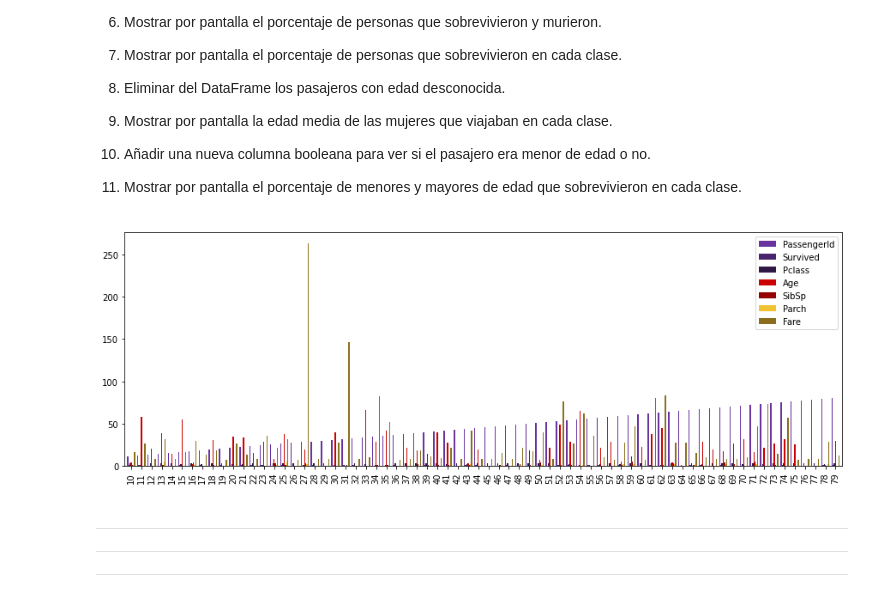
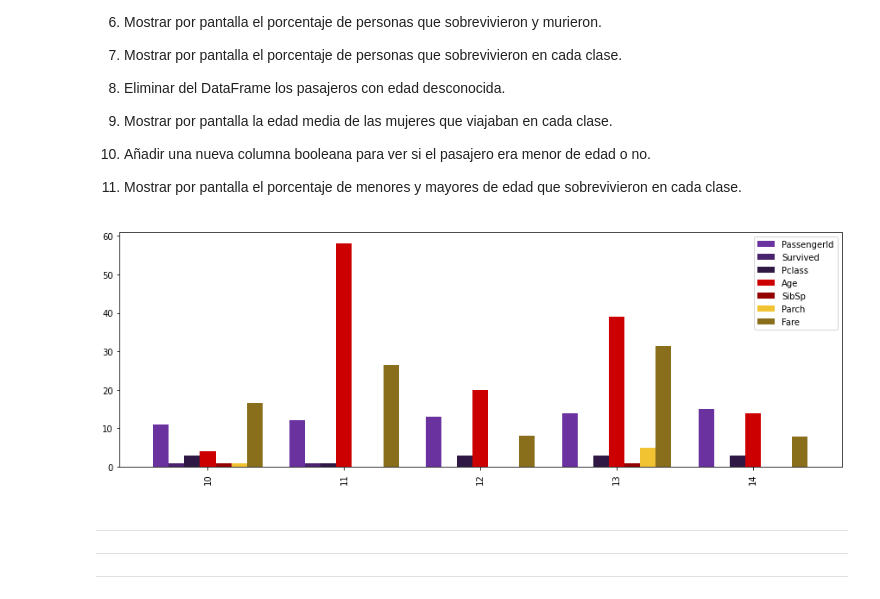
Before and after one commit to ElHaban3ro/python-exercise-full, a Jupyter notebook: PandasLib.ipynb, the cells around one changed output. Drawn from its saved outputs; the diff is of its cells as text; code cells hidden in the pictures.

Commit message:
fix plot

```diff
--- a/PandasLib.ipynb
+++ b/PandasLib.ipynb
@@ -956,35 +956,35 @@ def survived_adults_class(): #11!
 df_pasajeros = read_csv_to_df() #1. Importante instanciar como "df_pasajeros", si no se hace así, se va todo al carajo llamé todo con ese nombre XD (error mio)
 
 meta_info_pasajeros() #2!
 
 access_by_id(148) #3
 
 peers_rows() #4.
 
 vip_people() #5!
 
 data_survived() #6.
 
 groups_class_survived() #7.
 
 delete_age_unknown() #8.
 
 age_median_female() #9!
 
 validator_age() #10.
 
 survived_adults_class()# 11
 
 
 
 # Para graficar con Pandas, aunque tenemos una mejor opcion que es matplotlib.
 
-df_pasajeros[10:80].plot(kind = 'bar',
+df_pasajeros[10:15].plot(kind = 'bar',
                          width = 0.8,
                          figsize = (15, 5),
                          color = ['#6a329f', '#4a236e', '#2f1844', '#cc0000', '#940101', '#f1c232', '#896e1b']);
 # %% [output]
-[figure, old version]
+[figure, new version]
 # %% [markdown]
 
 
```
